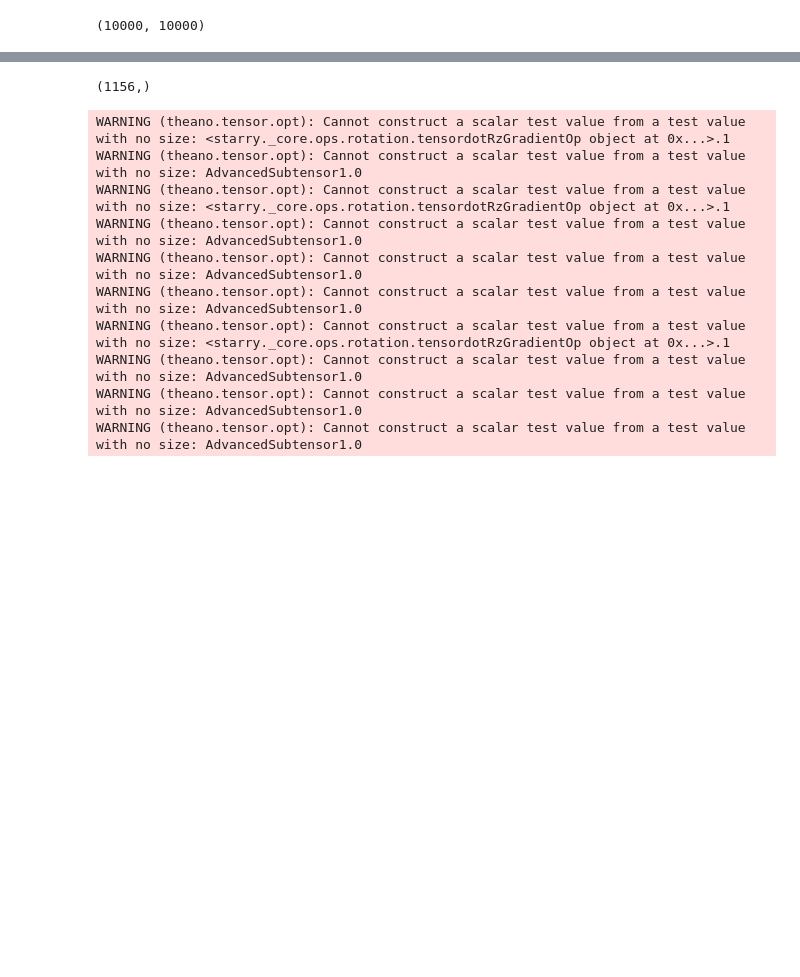
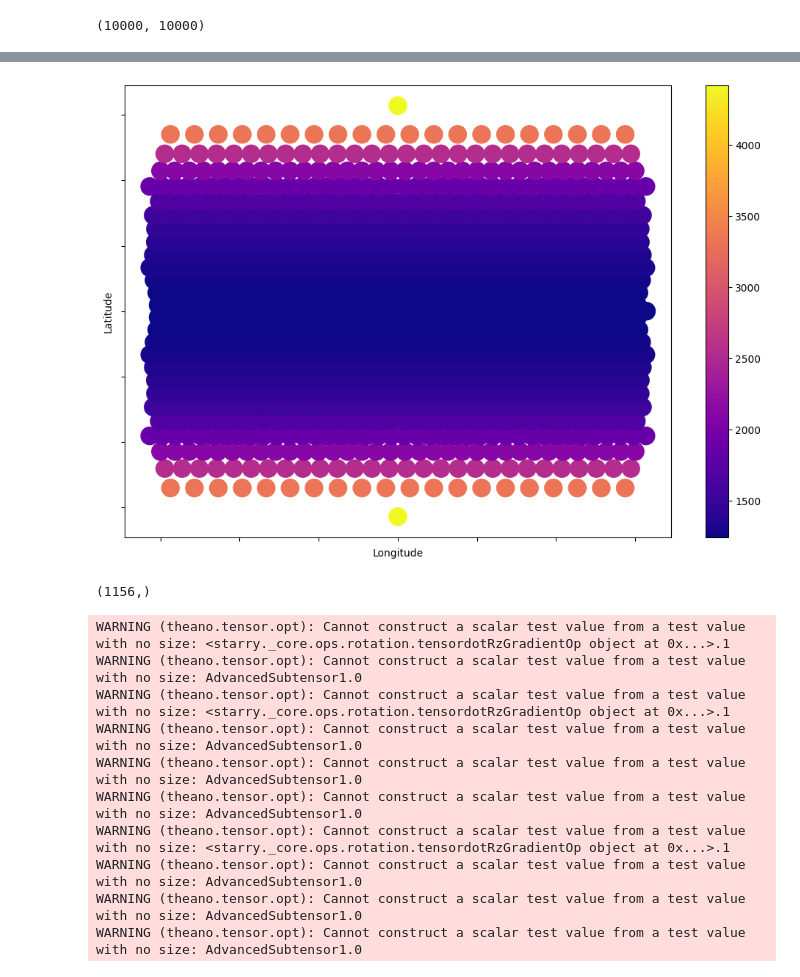
Before and after one commit to ssagynbayeva/starry-project, a Jupyter notebook: ShortLightCurve/one-spot.ipynb, the cells around one changed output, grey strips where cells are left out. Drawn from its saved outputs; the diff is of its cells as text; code cells hidden in the pictures; blank space fills up the shorter version.

```diff
--- a/ShortLightCurve/one-spot.ipynb
+++ b/ShortLightCurve/one-spot.ipynb
@@ -227,3 +244,16 @@ lat, lon, Y2P, P2Y, Dx, Dy = map_samp.get_pixel_transforms(oversample=4)
+# %%
+fig = plt.figure(figsize=(12, 8))
+ax = fig.add_subplot(111)
+cax = ax.scatter(np.deg2rad(lon), np.deg2rad(lat), c=np.diag(1/cov_pix), s=300, cmap='plasma')
+# ax.grid(True)
+ax.set_xlabel('Longitude')
+ax.set_ylabel('Latitude')
+ax.set_yticklabels([])
+ax.set_xticklabels([])
+cbar = fig.colorbar(cax, orientation='vertical')
+plt.show()
+# %% [output]
+[figure, added]
 # %%
 lat.shape
 # %% [output]
```
Also changed, not shown: parts of 19 cells of this notebook.
